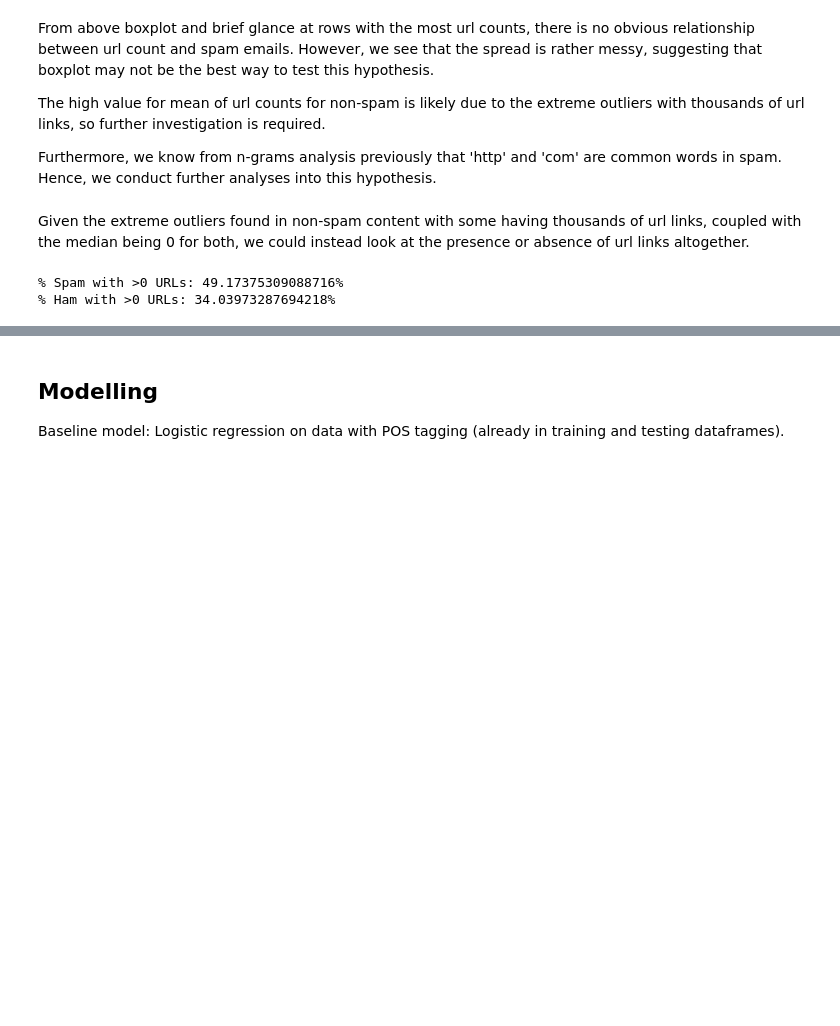
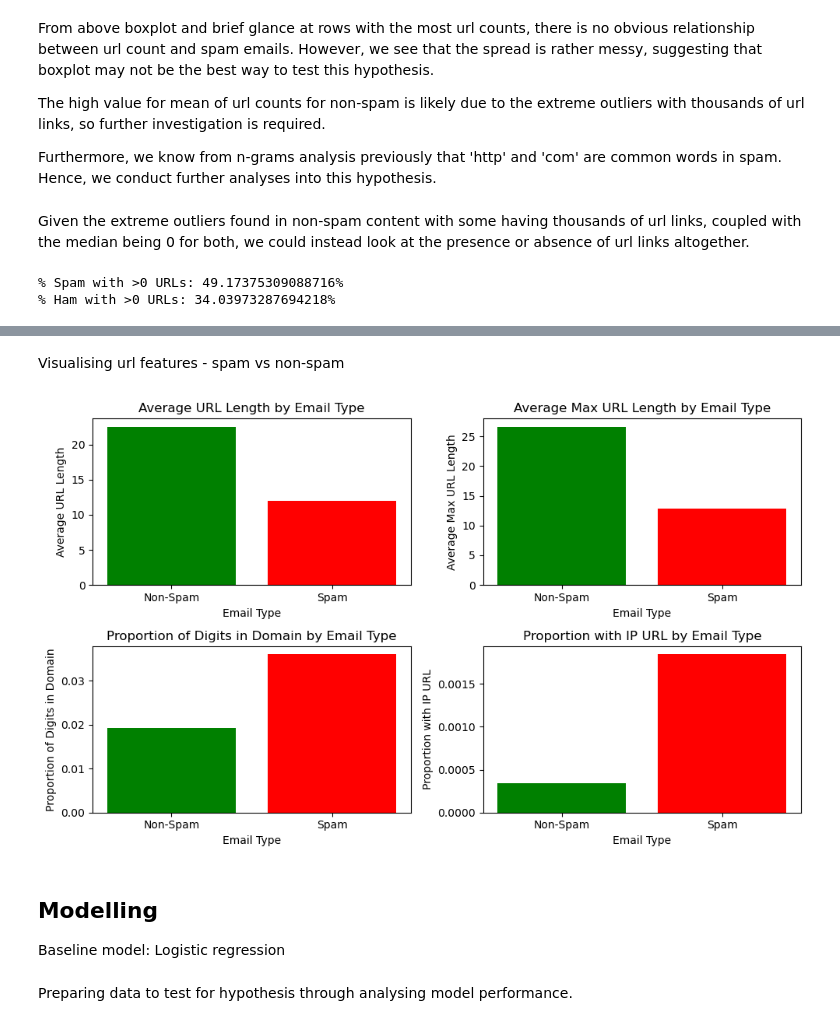
Before and after one commit to kmjtxt/spam_email_detection, a Jupyter notebook: notebooks/hypothesis 3 - url links.ipynb, the cells around one changed output, grey strips where cells are left out. Saved outputs shown, nothing was run; the diff lists cells and outputs as text; code cells hidden in the pictures; blank space fills up the shorter version.

Commit message:
Updating hypothesis 3

```diff
--- a/notebooks/hypothesis 3 - url links.ipynb
+++ b/notebooks/hypothesis 3 - url links.ipynb
@@ -194,0 +211,2 @@ test_df_with_url_features = pd.concat([temp_testing.reset_index(drop=True), test
+# %% [markdown]
+Visualising url features - spam vs non-spam
@@ -195,3 +215,53 @@ test_df_with_url_features = pd.concat([temp_testing.reset_index(drop=True), test
+# %%
+avg_url_lengths = train_df_with_url_features.groupby('label')['avg_url_length'].mean()
+labels = ['Non-Spam', 'Spam']
+avg_lengths = avg_url_lengths.values
+
+max_url_lengths = train_df_with_url_features.groupby('label')['max_url_length'].mean()
+avg_max_lengths = max_url_lengths.values
+
+max_url_lengths_digits = train_df_with_url_features.groupby('label')['domain_has_digits'].mean()
+avg_max_lengths_digits = max_url_lengths_digits.values
+
+max_url_lengths_ip = train_df_with_url_features.groupby('label')['is_ip_url'].mean()
+avg_max_lengths_ip = max_url_lengths_ip.values
+
+# Create a 2x2 grid of plots with a smaller figure size
+fig, axes = plt.subplots(2, 2, figsize=(10, 6))  # Adjusted to be smaller
+
+# Plot 1: Average URL Length by Email Type
+axes[0, 0].bar(labels, avg_lengths, color=['green', 'red'])
+axes[0, 0].set_title('Average URL Length by Email Type')
+axes[0, 0].set_ylabel('Average URL Length')
+axes[0, 0].set_xlabel('Email Type')
+
+# Plot 2: Average Max URL Length by Email Type
+axes[0, 1].bar(labels, avg_max_lengths, color=['green', 'red'])
+axes[0, 1].set_title('Average Max URL Length by Email Type')
+axes[0, 1].set_ylabel('Average Max URL Length')
+axes[0, 1].set_xlabel('Email Type')
+
+# Plot 3: Proportion of Digits in Domain by Email Type
+axes[1, 0].bar(labels, avg_max_lengths_digits, color=['green', 'red'])
+axes[1, 0].set_title('Proportion of Digits in Domain by Email Type')
+axes[1, 0].set_ylabel('Proportion of Digits in Domain')
+axes[1, 0].set_xlabel('Email Type')
+
+# Plot 4: Proportion with IP URL by Email Type
+axes[1, 1].bar(labels, avg_max_lengths_ip, color=['green', 'red'])
+axes[1, 1].set_title('Proportion with IP URL by Email Type')
+axes[1, 1].set_ylabel('Proportion with IP URL')
+axes[1, 1].set_xlabel('Email Type')
+
+plt.tight_layout()
+plt.show()
+# %% [output]
+[figure, added]
+# %% [markdown]
+## Modelling
+Baseline model: Logistic regression
+# %% [markdown]
+Preparing data to test for hypothesis through analysing model performance.
 # %%
 from sklearn.linear_model import LogisticRegression
 from sklearn.metrics import classification_report, confusion_matrix
@@ -210,3 +268,0 @@ y_test_temp = test_df_with_url_features['label']
-# %% [markdown]
-## Modelling
-Baseline model: Logistic regression on data with POS tagging (already in training and testing dataframes).
```
Also changed, not shown: parts of 29 cells of this notebook.
